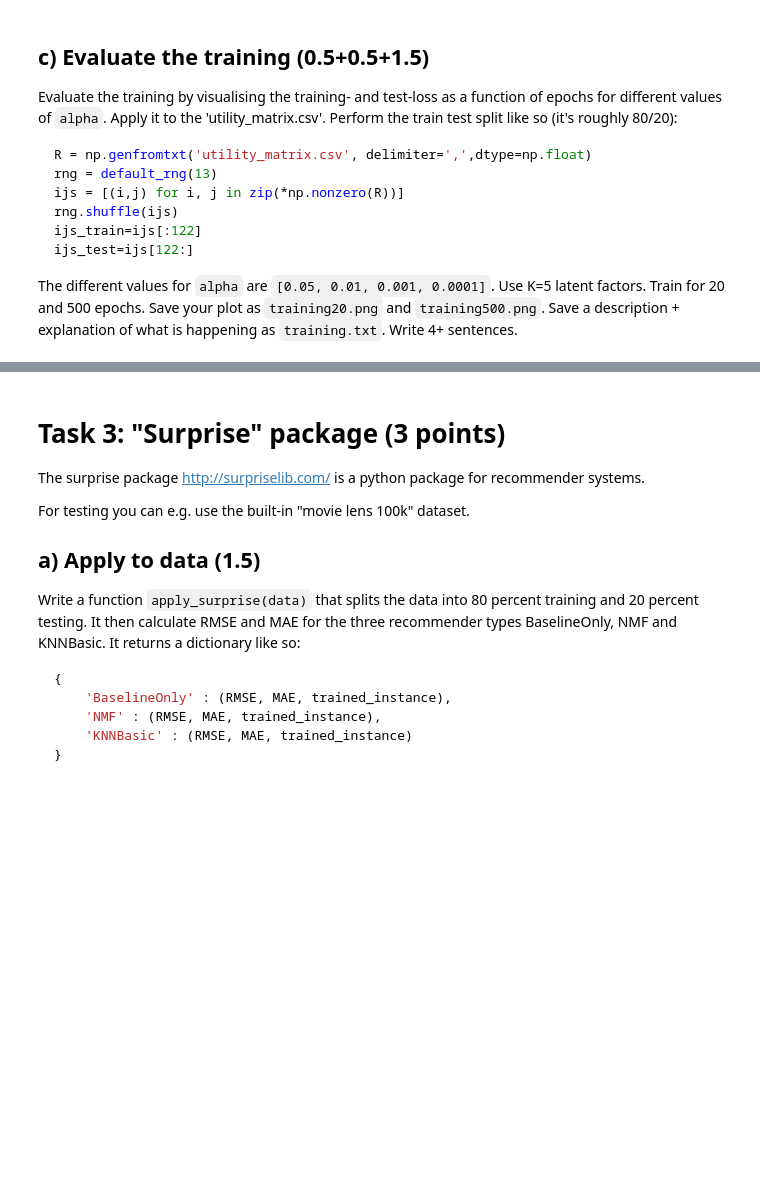
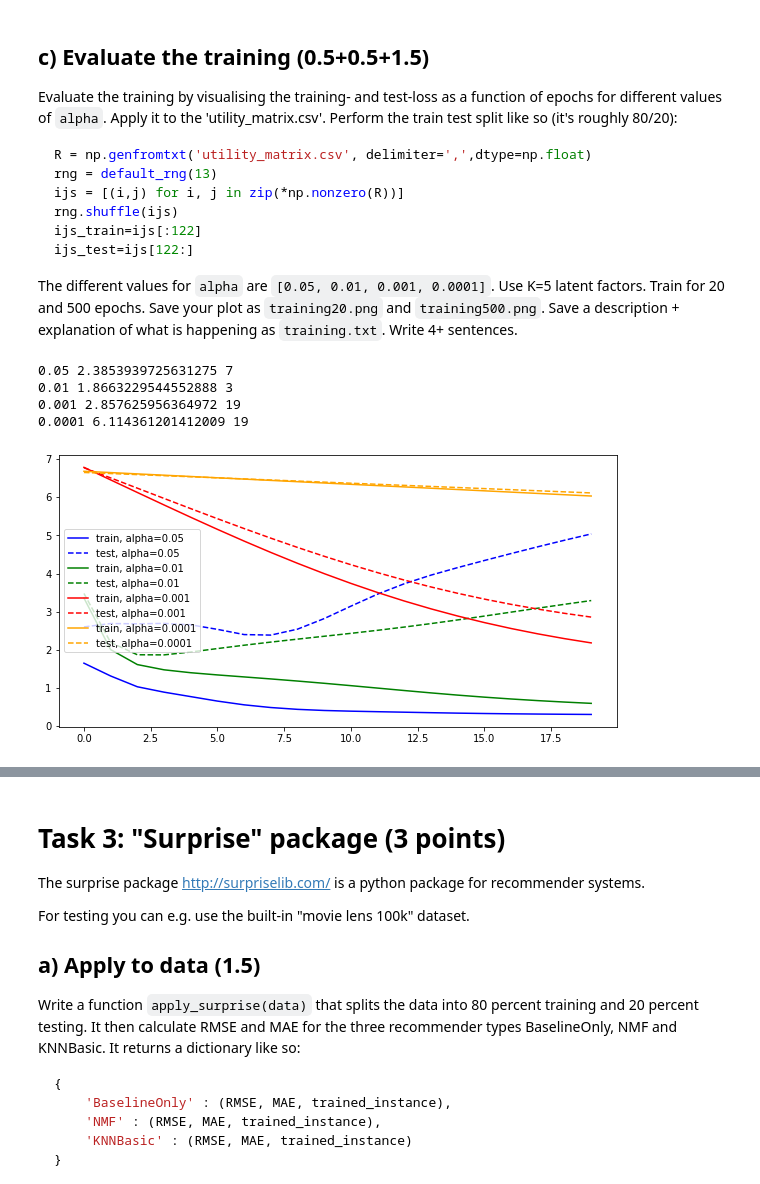
Before and after one commit to RasPavel/wm_home_assignments, a Jupyter notebook: assignment_3/WM_home_assignment3_tasks3.ipynb, the cells around one changed output, grey strips where cells are left out. Drawn from its saved outputs; the diff is of its cells as text; code cells hidden in the pictures; blank space fills up the shorter version.

```diff
--- a/assignment_3/WM_home_assignment3_tasks3.ipynb
+++ b/assignment_3/WM_home_assignment3_tasks3.ipynb
@@ -405,3 +402,10 @@ def average_loss(R, P, Q, ijs=None):
+# %%
+def average_loss(R, P, Q, ijs=None):
+    if ijs is None:
+        ijs = zip(*np.where(A))
+
+    R_hat = np.matmul(P, Q)
+    return np.mean([(R[i,j] - R_hat[i,j])**2 for i,j in ijs])
 # %% [markdown]
 ## b) Factorize (2.0)
 
@@ -427,12 +431,17 @@ def matrix_factorization(R, K, alpha, rng, epochs, ijs_train, ijs_test=None):
     test_losses = []
 
     for _ in range(epochs):
+
         for i,j in ijs_train:
-            # Your code goes here
-            pass
+            dLdP = -2 * (R[i,j] - np.dot(P[i,:], Q[:,j])) * Q[:,j]
+            dLdQ = -2 * (R[i,j] - np.dot(P[i,:], Q[:,j])) * P[i,:]
+
+            P[i,:] -= alpha * dLdP
+            Q[:,j] -= alpha * dLdQ
+
         train_losses.append(average_loss(R, P, Q, ijs_train))
         if not (ijs_test is None):
-            test_losses.append() # insert code here
+            test_losses.append(average_loss(R, P, Q, ijs_test)) # insert code here
     return P, Q, train_losses, test_losses
 # %%
 # Generate example:
@@ -548,3 +557,24 @@ ijs = [(i,j) for i, j in zip(*np.nonzero(R))]
 rng.shuffle(ijs)
 ijs_train=ijs[:122]
 ijs_test=ijs[122:]
+# %%
+N_EPOCHS = 20
+
+plt.figure(figsize=(10,5))
+
+colors = ['blue', 'green', 'red', 'orange']
+for alpha,c in zip([0.05, 0.01, 0.001, 0.0001], colors):
+    P, Q, l_train,l_test = matrix_factorization(R, 4, alpha=alpha, rng=rng, epochs=N_EPOCHS,
+                                                ijs_train=ijs_train, ijs_test=ijs_test)
+    plt.plot(l_train, label=f'train, alpha={alpha}', c=c)
+    plt.plot(l_test, '--', label=f'test, alpha={alpha}', c=c)
+    print(alpha, min(l_test), np.argmin(l_test))
+plt.legend();
+
+plt.savefig('training20.png');
+# %% [output]
+0.05 2.3853939725631275 7
+0.01 1.8663229544552888 3
+0.001 2.857625956364972 19
+0.0001 6.114361201412009 19
+[figure, added]
```
Also changed, not shown: parts of 3 cells of this notebook, 4 other files.
